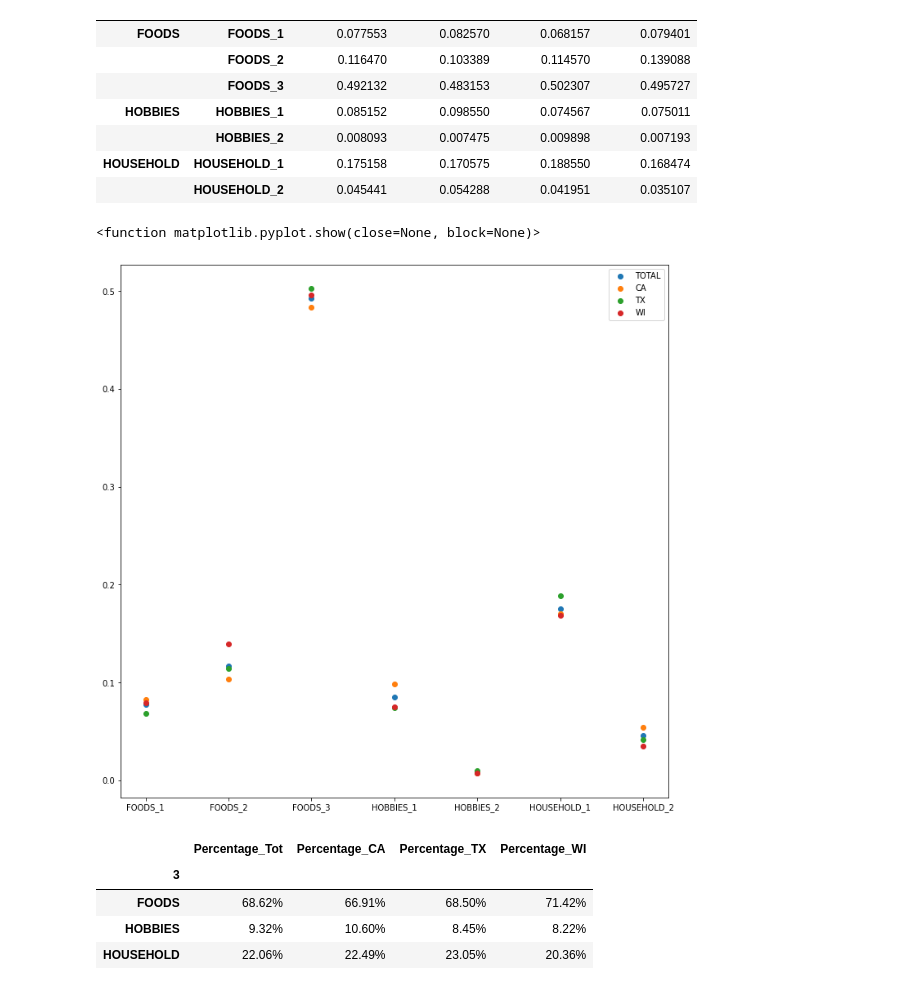
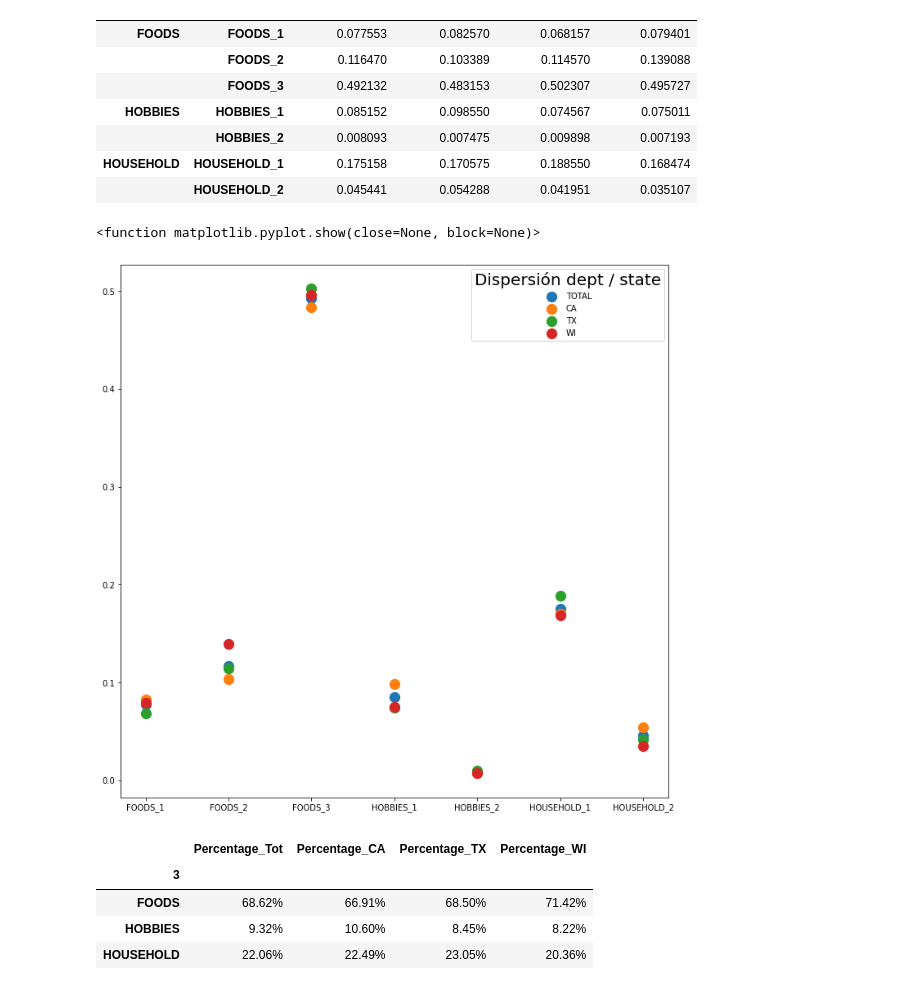
Before and after one commit to lymc33/Data_visualization, a Jupyter notebook: 5_Dashboard_3.ipynb, the cells around one changed output. Saved outputs shown, nothing was run; the diff lists cells and outputs as text; code cells hidden in the pictures.

Commit message:
Update 5_Dashboard_3.ipynb
Updated for big dispersion graph for Dashboard

```diff
--- a/5_Dashboard_3.ipynb
+++ b/5_Dashboard_3.ipynb
@@ -412,28 +412,28 @@ dep_id_percentage
 # %%
 x = dep_id_percentage.index.get_level_values(1)
 y1 = dep_id_percentage['Percentage_Tot']
 y2 = dep_id_percentage['Percentage_CA']
 y3 = dep_id_percentage['Percentage_TX']
 y4 = dep_id_percentage['Percentage_WI']
 
 fig, ax = plt.subplots(figsize= (12,12))
 
-plt.scatter(x,y1)
-plt.scatter(x,y2)
-plt.scatter(x,y3)
-plt.scatter(x,y4)
+plt.scatter(x,y1,s= 150)
+plt.scatter(x,y2,s= 150)
+plt.scatter(x,y3,s= 150)
+plt.scatter(x,y4,s= 150)
 
-plt.legend(('TOTAL', 'CA', 'TX', 'WI'))
+plt.legend(('TOTAL', 'CA', 'TX', 'WI'), title = 'Dispersión dept / state' , title_fontsize= 20, ncol=1, loc="upper right") #bbox_to_anchor=(.1,.1)))
 
 plt.savefig("10_Dispersion_Venta_en_cantidad_por_dept&state.png")
 pos1= '/Users/yairmartinez/Documents/GitHub/Data_visualization/10_Dispersion_Venta_en_cantidad_por_dept&state.png'
 pos2= '/Users/yairmartinez/Documents/GitHub/Data_visualization/Load/Gráficas/10_Dispersion_Venta_en_cantidad_por_dept&state.png'
 shutil.move(pos1,pos2)
 
 plt.show
 # %% [output]
 <function matplotlib.pyplot.show(close=None, block=None)>
-[figure, old version]
+[figure, new version]
 # %%
 dep_id_percentage_g=dep_id_percentage
 
```
Also changed, not shown: parts of 3 cells of this notebook.
